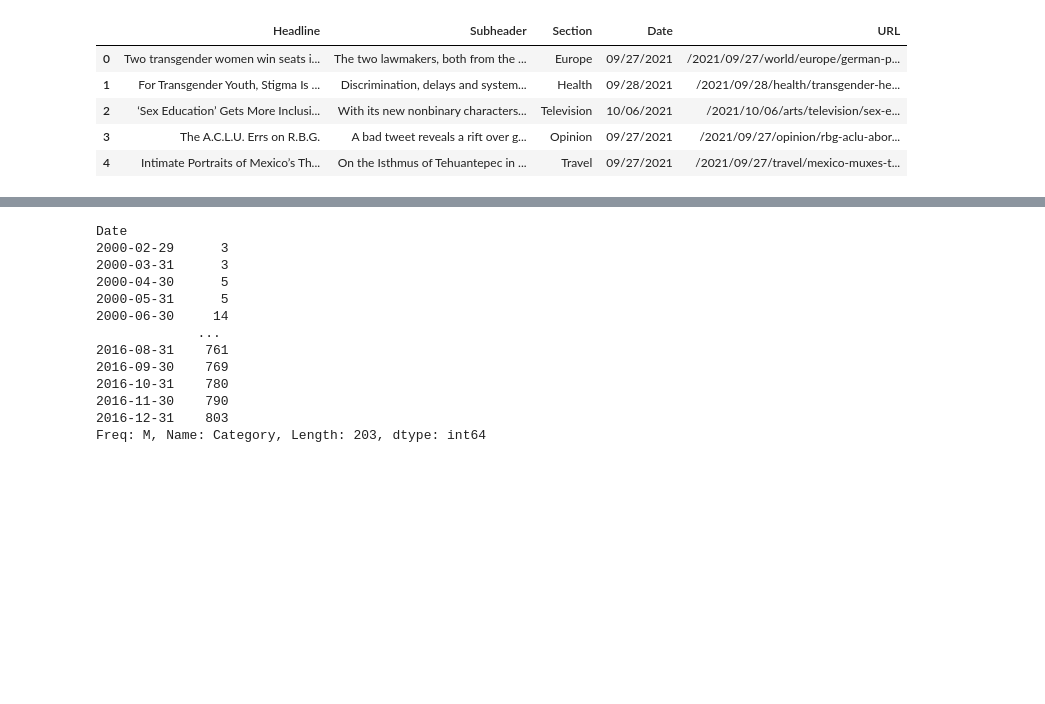
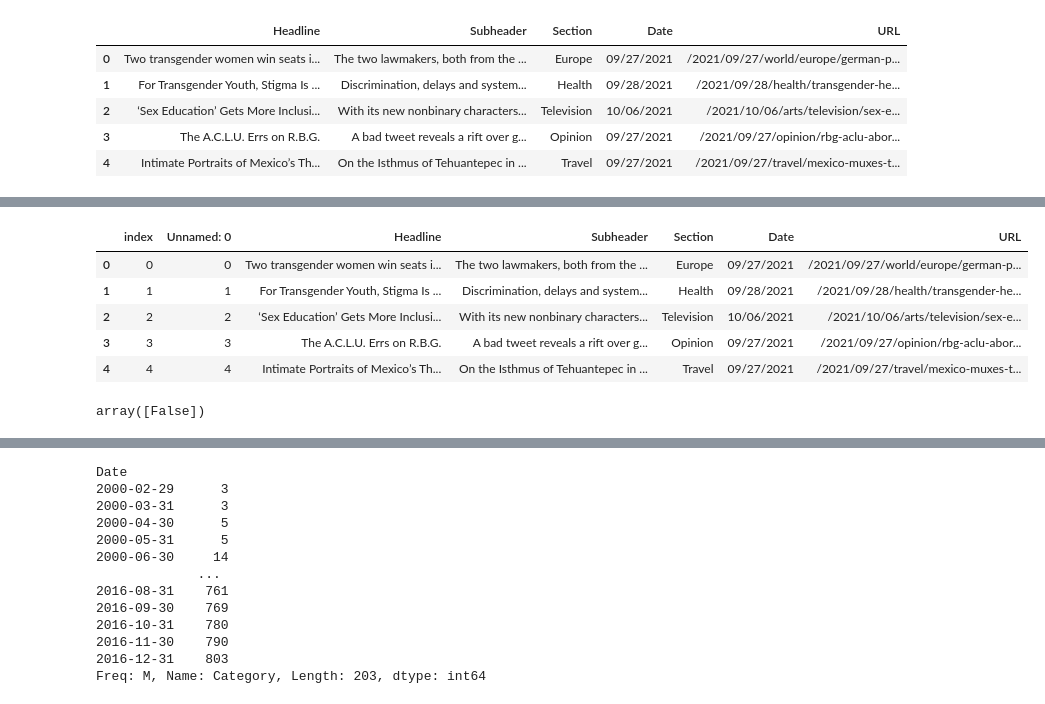
Before and after one commit to julia-claira/NYTimes_Web_Scrape, a Jupyter notebook: NYTimes_Search.ipynb, the cells around one changed output, grey strips where cells are left out. Saved outputs shown, nothing was run; the diff lists cells and outputs as text; code cells hidden in the pictures; blank space fills up the shorter version.

```diff
--- a/NYTimes_Search.ipynb
+++ b/NYTimes_Search.ipynb
@@ -297 +283,11 @@ nytimes_trans_db
+# %%
+#check to make sure dataframe is loaded
+nytimes_trans_db.head()
+# %% [output]
+|  | index | Unnamed: 0 | Headline | Subheader | Section | Date | URL |
+| 0 | 0 | 0 | Two transgender women win seats i... | The two lawmakers, both from the ... | Europe | 09/27/2021 | /2021/09/27/world/europe/german-p... |
+| 1 | 1 | 1 | For Transgender Youth, Stigma Is ... | Discrimination, delays and system... | Health | 09/28/2021 | /2021/09/28/health/transgender-he... |
+| 2 | 2 | 2 | ‘Sex Education’ Gets More Inclusi... | With its new nonbinary characters... | Television | 10/06/2021 | /2021/10/06/arts/television/sex-e... |
+| 3 | 3 | 3 | The A.C.L.U. Errs on R.B.G. | A bad tweet reveals a rift over g... | Opinion | 09/27/2021 | /2021/09/27/opinion/rbg-aclu-abor... |
+| 4 | 4 | 4 | Intimate Portraits of Mexico’s Th... | On the Isthmus of Tehuantepec in ... | Travel | 09/27/2021 | /2021/09/27/travel/mexico-muxes-t... |
 # %%
@@ -300,4 +296,9 @@ nytimes_trans_db['Date']=pd.to_datetime(nytimes_trans_db['Date'])
 # %%
 #sorts by dates
 nytimes_trans_db.sort_values(by='Date', inplace=True)
+# %%
+#checks for duplicated rows
+nytimes_trans_db.duplicated().unique()
+# %% [output]
+array([False])
 # %%
```
Also changed, not shown: parts of 27 cells of this notebook, 4 other files.
